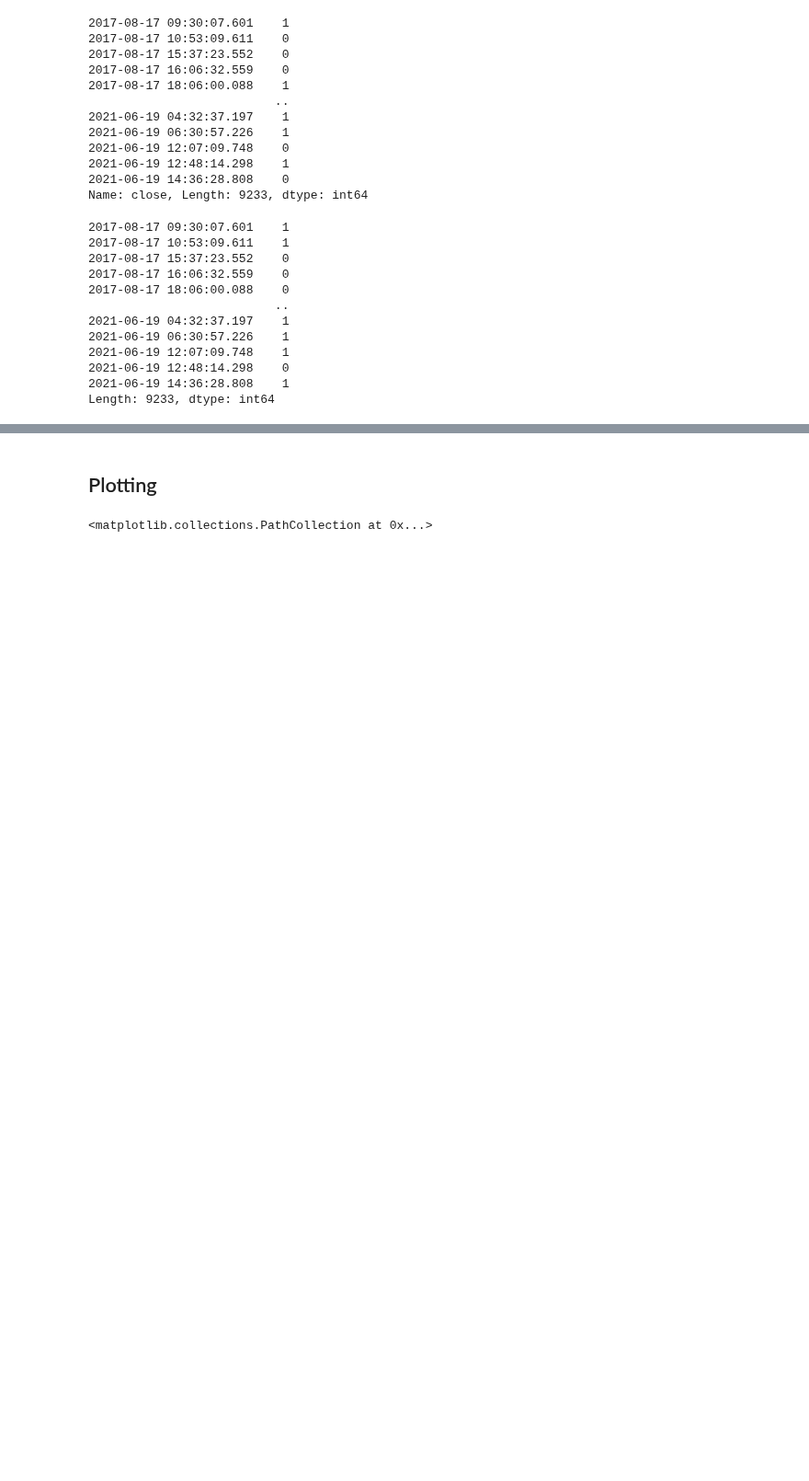
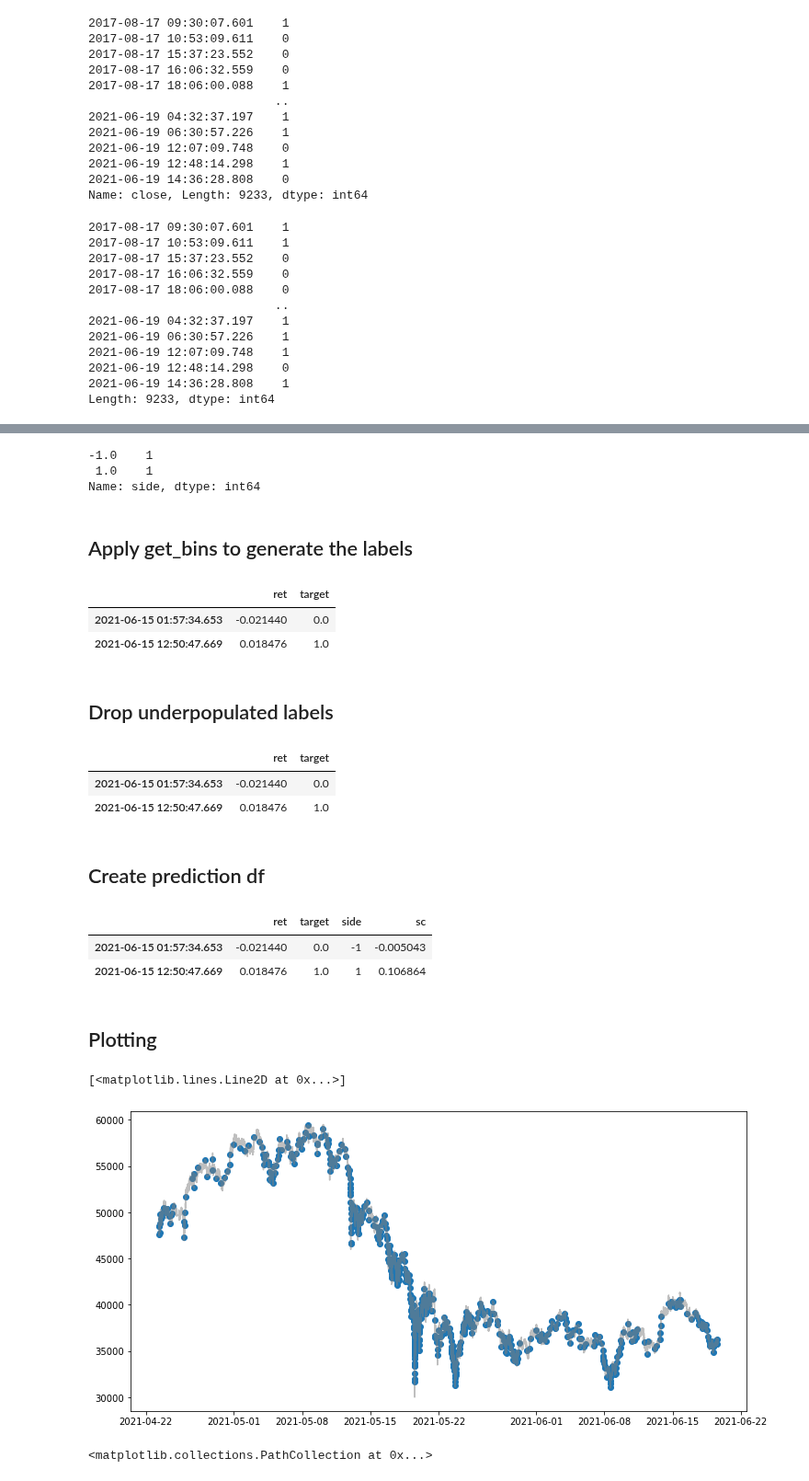
Before and after one commit to sunnymnie/bitcoin-printer, a Jupyter notebook: 3-labelling/3-metalabelling.ipynb, the cells around one changed output, grey strips where cells are left out. Shown at 92% size. Saved outputs shown, nothing was run; the diff lists cells and outputs as text; code cells hidden in the pictures; blank space fills up the shorter version.

Commit message:
complete cleanse again. Reorganize up to and including chapter 3.

```diff
--- a/3-strategy-creation/3-get-t-events.ipynb
+++ b/3-labelling/3-metalabelling.ipynb
@@ -127,0 +253,8 @@ side.to_csv("../data/side.csv")
+# %%
+# create target series
+ptsl = [1,1]
+# select min_ret
+min_ret = 0.01
+
+events = get_events(df.close,t_events,ptsl,ind,min_ret,1,t1=t1,side=side)
+events
@@ -127,0 +275,8 @@ side.to_csv("../data/side.csv")
+# %%
+events.side.value_counts()
+# %% [output]
+-1.0    1
+ 1.0    1
+Name: side, dtype: int64
+# %% [markdown]
+## Apply get_bins to generate the labels
@@ -127,0 +337,36 @@ side.to_csv("../data/side.csv")
+# %%
+labels = get_bins(events, df.close, t1).dropna()
+labels
+# %% [output]
+|  | ret | target |
+| 2021-06-15 01:57:34.653 | -0.021440 | 0.0 |
+| 2021-06-15 12:50:47.669 | 0.018476 | 1.0 |
+# %% [markdown]
+## Drop underpopulated labels
+# %%
+def drop_labels(events, min_pct=.05):
+    # apply weights, drop labels with insufficient examples
+    while True:
+        df0=events['target'].value_counts(normalize=True)
+        if df0.min()>min_pct or df0.shape[0]<3:break
+        print('dropped label: ', df0.argmin(),df0.min())
+        events=events[events['target']!=df0.argmin()]
+    return events
+# %%
+clean_labels = drop_labels(labels)
+clean_labels
+# %% [output]
+|  | ret | target |
+| 2021-06-15 01:57:34.653 | -0.021440 | 0.0 |
+| 2021-06-15 12:50:47.669 | 0.018476 | 1.0 |
+# %% [markdown]
+## Create prediction df
+# %%
+prediction = pd.merge_asof(labels, side.rename('side').to_frame(),
+                   left_index=True, right_index=True, direction='forward')
+prediction["sc"] = sc.reindex(prediction.index)
+prediction
+# %% [output]
+|  | ret | target | side | sc |
+| 2021-06-15 01:57:34.653 | -0.021440 | 0.0 | -1 | -0.005043 |
+| 2021-06-15 12:50:47.669 | 0.018476 | 1.0 | 1 | 0.106864 |
@@ -128,5 +375,16 @@ side.to_csv("../data/side.csv")
 # %% [markdown]
 ## Plotting
+# %%
+
+# test = df[a:b].reindex(t_events)
+fig, ax = plt.subplots(figsize=(12, 6))
+
+ax.scatter(clean_labels.index, df.close.reindex(clean_labels.index))
+ax.plot(df.close, color="gray", alpha=.5)
+# ax.scatter(test.index, test.close)
+# %% [output]
+[<matplotlib.lines.Line2D at 0x...>]
+[figure, added]
 # %%
 a = -200000
 b = -100000
```
Also changed, not shown: parts of 17 cells of this notebook, 18 other files.
